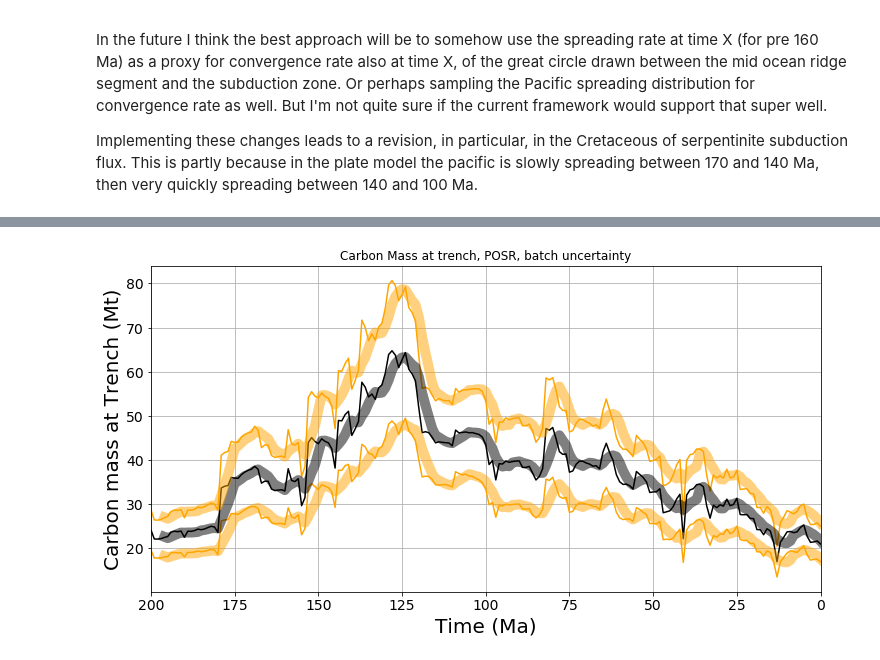
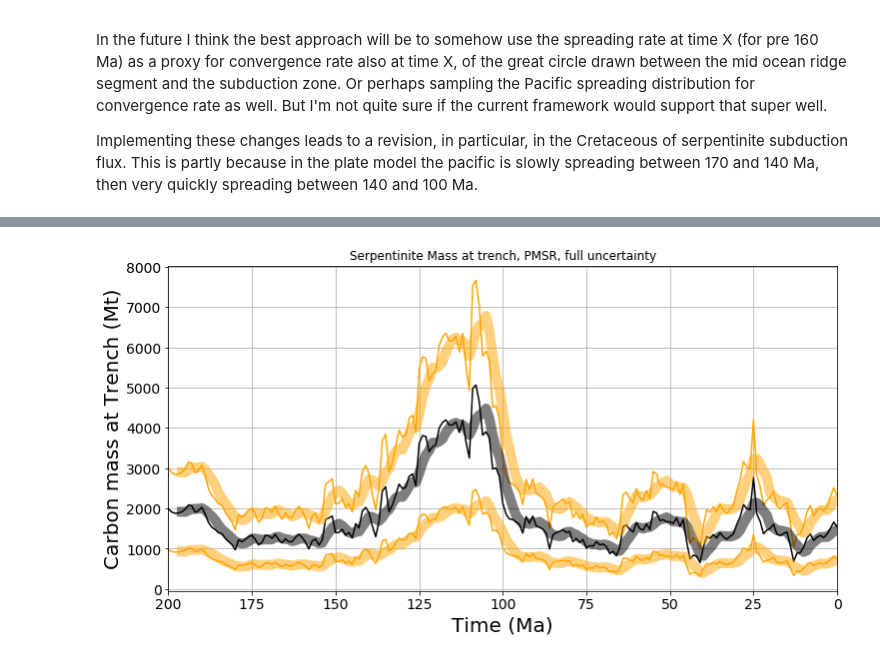
Before and after one commit to amer7632/pyGPlates_examples, a Jupyter notebook: Merdith_2019_Frontiers/8-1_subduction_flux.ipynb, the cells around one changed output, grey strips where cells are left out. Cells and saved outputs as stored; diff of their text form; code cells hidden in the pictures.

Commit message:
update uncertainty inputs
-updates for different uncertainties

```diff
--- a/Merdith_2019_Frontiers/8-1_subduction_flux.ipynb
+++ b/Merdith_2019_Frontiers/8-1_subduction_flux.ipynb
@@ -74,7 +75,16 @@ def get_distribution(variable, method):
     3) Full distribution for all spreading rates are recovered
     '''
 
-    with open('%s%s_thickness_%s.pkl' % (loaddir, variable, method), 'rb') as f:
-        distribution = pickle.load(f)
+    if variable == 'Gabbro' and method =='full':
+        with open('%sGabbro_thickness_slow_full.pkl' % (loaddir), 'rb') as f:
+            first = pickle.load(f)
+        with open('%svolcanics_thickness_full.pkl' % (loaddir), 'rb') as f:
+            distribution = np.vstack((first, pickle.load(f)))
+    else:
+
+        with open('%s%s_thickness_%s.pkl' % (loaddir, variable, method), 'rb') as f:
+            distribution = pickle.load(f)
+
+
 
     return distribution
@@ -166,14 +180,23 @@ def calc_subducting_sediment_volume(time,
             elif 20 < local_spreading_rate_at_creation <= 40:
                 variable_key = 1
             elif 40 < local_spreading_rate_at_creation <= 70:
-                variable_key = 0
+                variable_key = 2
             else:
                 variable_key = 3
 
             variation = distribution[variable_key]
 
         if uncertainty_method == 'full':
-                    variation = distribution
+            if variable != 'Gabbro':
+                   variation = distribution
+            else:
+                if local_spreading_rate_at_creation <= 40:
+                    variable_key = 0
+                else:
+                    variable_key = 1
+
+                variation = distribution[variable_key]
+
 
 #        print (local_spreading_rate_at_creation)
         #organise our perturbation to generate uncertainty
@@ -181,10 +204,8 @@ def calc_subducting_sediment_volume(time,
         #variation = distribution[20]
         mean_variation = np.mean(variation)
 
+        perturbation = variation/mean_variation
 
-        perturbation = variation / mean_variation
-
-        #print (perturbation)
         #testing here
         #it might be in the spherical interpolation that value average to include a basaltic component
         #in a slow/ultraslow spreading rate, in which case a '0' value would not fully represent
@@ -227,7 +248,7 @@ def calc_subducting_sediment_volume(time,
 
 
         if np.abs(thickness) > thickness_threshold:
-            print('here')
+            #print('here')
             #we are in POSR territory
             #pass in the appropriate thickness_threshold
 
@@ -259,12 +280,12 @@ def calc_subducting_sediment_volume(time,
 samples=10000
 max_time = 200
 times = np.arange(0, 200+1, 1)
-thickness_threshold = 0.10 #100 m for carbon, 5 km for serp
+thickness_threshold = 5.0#0.10 #100 m for carbon, 5 km for serp
 z = np.zeros([max_time+1, samples])
 
 #change for POSR
-variable = 'C'
-uncertainty_method = 'batch' #full, individual or batch
+variable = 'Serp'
+uncertainty_method = 'full' #full, individual or batch
 model_type = 'PMSR' #PMSR or POSR
 #load our desired distribution *
 distribution = get_distribution(variable, uncertainty_method)
@@ -350,24 +337,24 @@ smooth_std = running_mean(std, 5, 'valid')
 # %%
 #individual, z2?
 plt.figure(figsize=(12,6))
 
 plt.plot(mean, color='k')
 plt.plot(mean+std, color='orange')
 plt.plot(mean-std, color='orange')
 
 plt.plot(smooth_mean, color='k', lw=10, alpha=0.5)
 plt.plot(smooth_mean+smooth_std, color='orange', lw=10, alpha=0.5)
 plt.plot(smooth_mean-smooth_std, color='orange', lw=10, alpha=0.5)
 
 plt.xlabel('Time (Ma)', fontsize=20)
 plt.ylabel('Carbon mass at Trench (Mt)', fontsize=20)
 
 plt.xticks(fontsize=14)
 plt.yticks(fontsize=14)
 
-plt.title('Carbon Mass at trench, POSR, batch uncertainty')
+plt.title('Serpentinite Mass at trench, PMSR, full uncertainty')
 
 plt.xlim(200,0)
 plt.grid()
 # %% [output]
-[figure, old version]
+[figure, new version]
```
Also changed, not shown: parts of 3 cells of this notebook, 1 other file.
